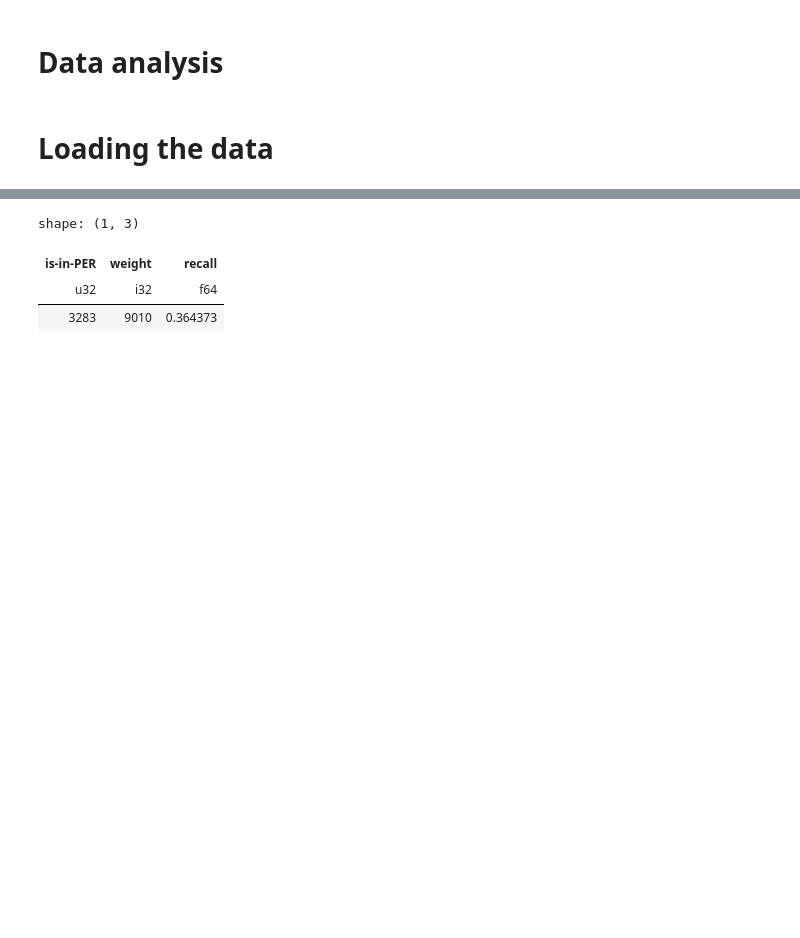
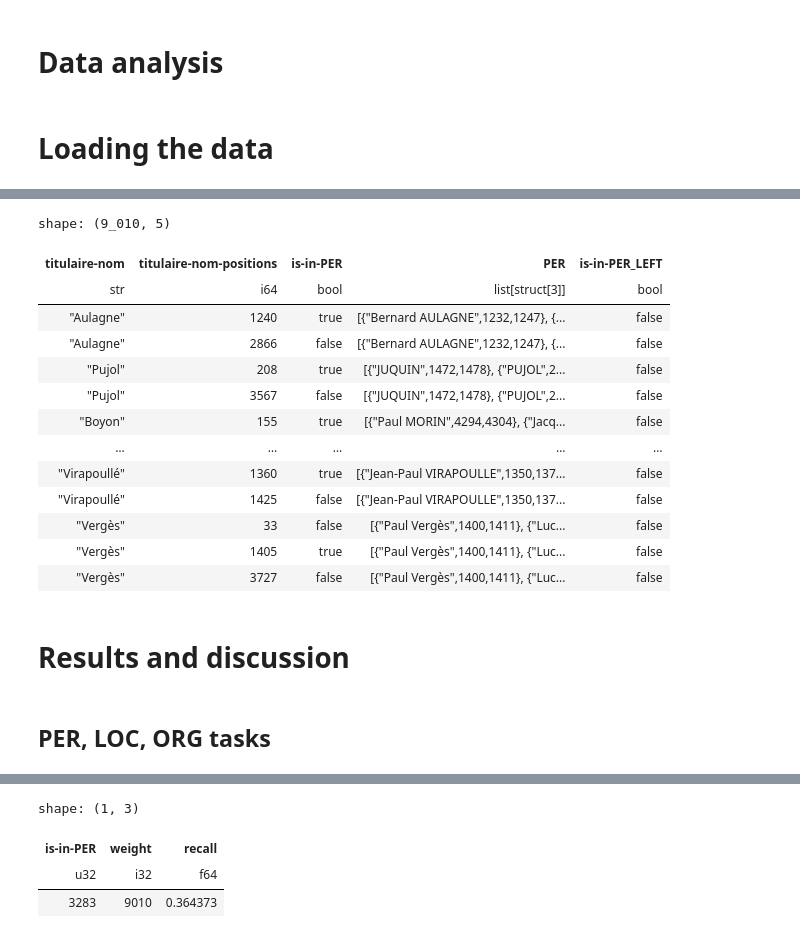
Before and after one commit to slithiaote/2026_NLP_project, a Jupyter notebook: Analysis.ipynb, the cells around one changed output, grey strips where cells are left out. Drawn from its saved outputs; the diff is of its cells as text; code cells hidden in the pictures; blank space fills up the shorter version.

```diff
--- a/Analysis.ipynb
+++ b/Analysis.ipynb
@@ -64,0 +87,21 @@ df = df.unnest("entities").with_columns(
+# %%
+df.select(pl.selectors.by_name("titulaire-nom","titulaire-nom-positions","is-in-PER","PER","is-in-PER_LEFT"))
+# %% [output]
+shape: (9_010, 5)
+| titulaire-nom | titulaire-nom-positions | is-in-PER | PER | is-in-PER_LEFT |
+| str | i64 | bool | list[struct[3]] | bool |
+| "Aulagne" | 1240 | true | [{"Bernard AULAGNE",1232,1247}, {... | false |
+| "Aulagne" | 2866 | false | [{"Bernard AULAGNE",1232,1247}, {... | false |
+| "Pujol" | 208 | true | [{"JUQUIN",1472,1478}, {"PUJOL",2... | false |
+| "Pujol" | 3567 | false | [{"JUQUIN",1472,1478}, {"PUJOL",2... | false |
+| "Boyon" | 155 | true | [{"Paul MORIN",4294,4304}, {"Jacq... | false |
+| … | … | … | … | … |
+| "Virapoullé" | 1360 | true | [{"Jean-Paul VIRAPOULLE",1350,137... | false |
+| "Virapoullé" | 1425 | false | [{"Jean-Paul VIRAPOULLE",1350,137... | false |
+| "Vergès" | 33 | false | [{"Paul Vergès",1400,1411}, {"Luc... | false |
+| "Vergès" | 1405 | true | [{"Paul Vergès",1400,1411}, {"Luc... | false |
+| "Vergès" | 3727 | false | [{"Paul Vergès",1400,1411}, {"Luc... | false |
+# %% [markdown]
+# Results and discussion
+# %% [markdown]
+## PER, LOC, ORG tasks
```
Also changed, not shown: parts of 7 cells of this notebook, 1 other file.
